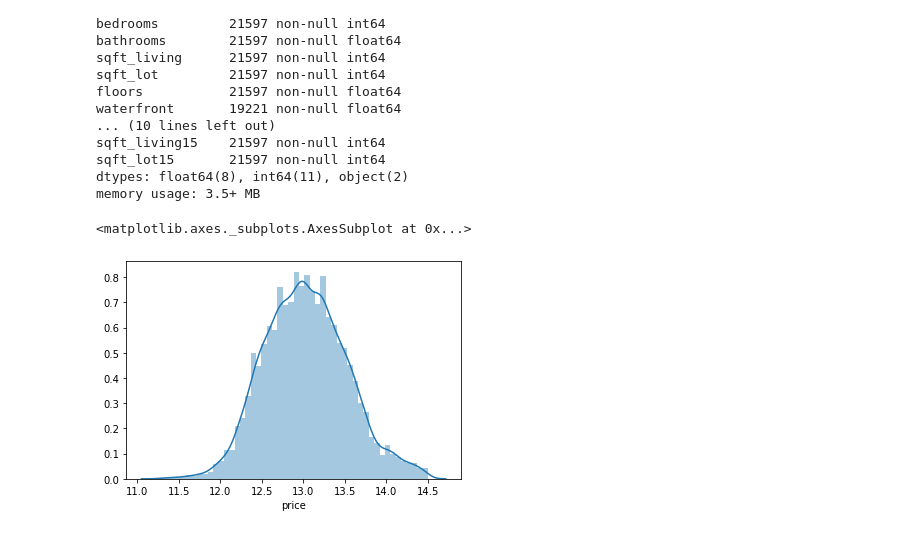
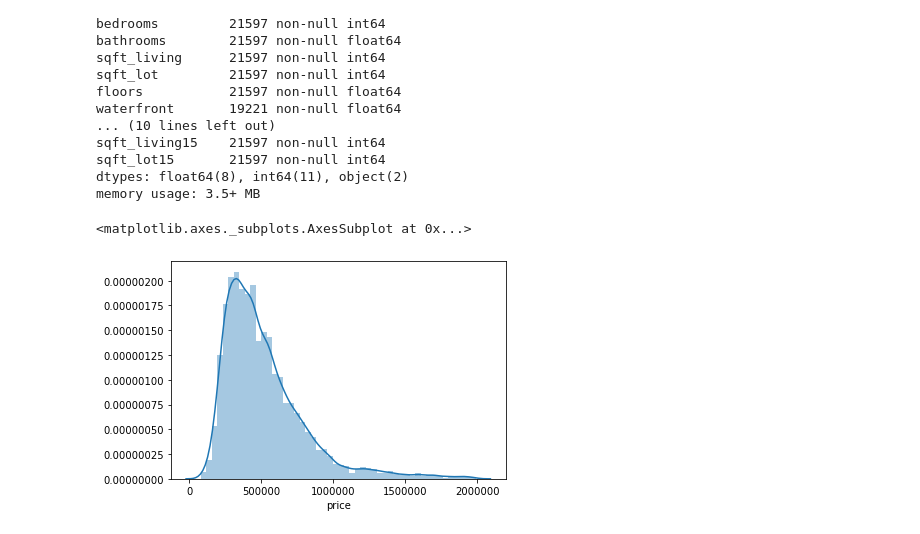
Before and after one commit to griffinhundley/predicting-housing-prices, a Jupyter notebook: outline.ipynb, the cells around one changed output. Saved outputs shown, nothing was run; the diff lists cells and outputs as text; code cells hidden in the pictures.

```diff
--- a/outline.ipynb
+++ b/outline.ipynb
@@ -92,11 +123,11 @@ dtypes: float64(8), int64(11), object(2)
 memory usage: 3.5+ MB
 # %%
 fig, ax = plt.subplots()
-X = np.log(data.loc[data.price < 2000000].price)
+X = data.loc[data.price < 2000000].price
 sns.distplot(X, ax = ax)
 # %% [output]
 <matplotlib.axes._subplots.AxesSubplot at 0x...>
-[figure, old version]
+[figure, new version]
 # %%
 data.corr()
 # %% [output]
```
Also changed, not shown: parts of 7 cells of this notebook.
